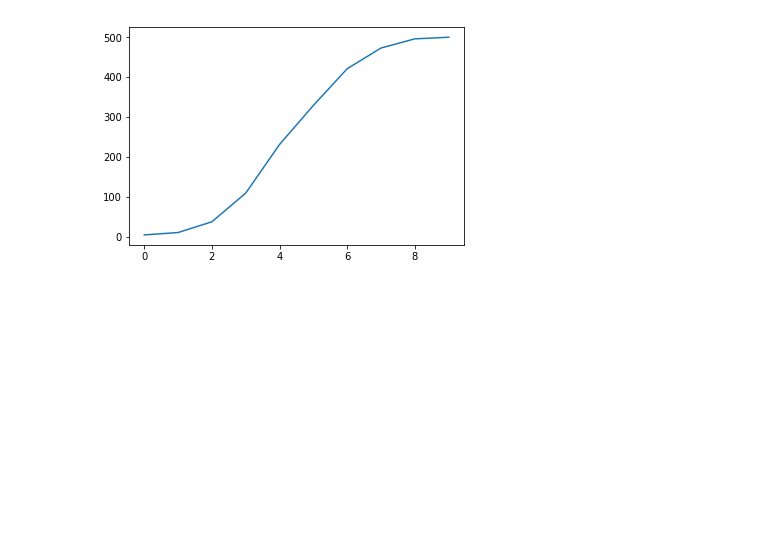
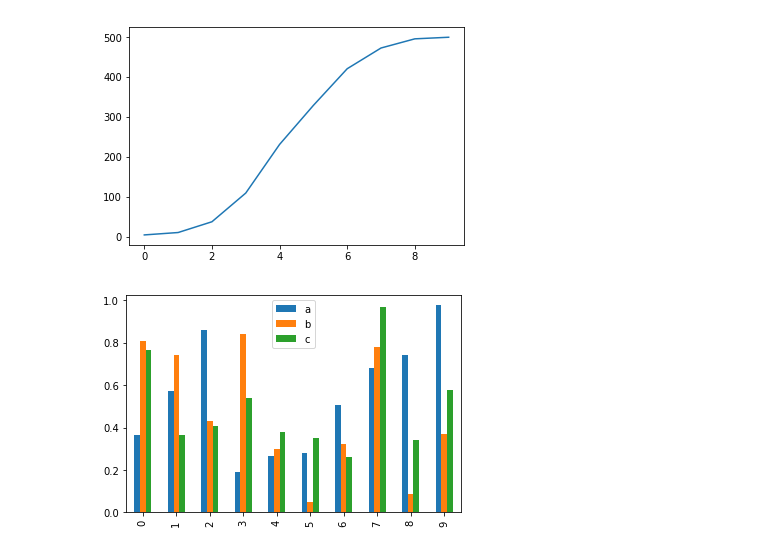
Before and after one commit to zchuri/IntroPython, a Jupyter notebook: DataFrames/dataframes.ipynb, the cells around one changed output. Saved outputs shown, nothing was run; the diff lists cells and outputs as text; code cells hidden in the pictures; blank space fills up the shorter version.

Commit message:
Grouped barplot added!

```diff
--- a/DataFrames/dataframes.ipynb
+++ b/DataFrames/dataframes.ipynb
@@ -183,3 +183,11 @@ plt.plot(stats.cumfreq(x,10)[0])
 plt.show()
 # %% [output]
 [figure]
+# %%
+# Grouped plots
+df = pd.DataFrame(np.random.rand(10,3), columns = ["a", "b", "c"])
+# Bar plot
+df.plot(kind="bar", grid=False)
+plt.show()
+# %% [output]
+[figure, added]
```
